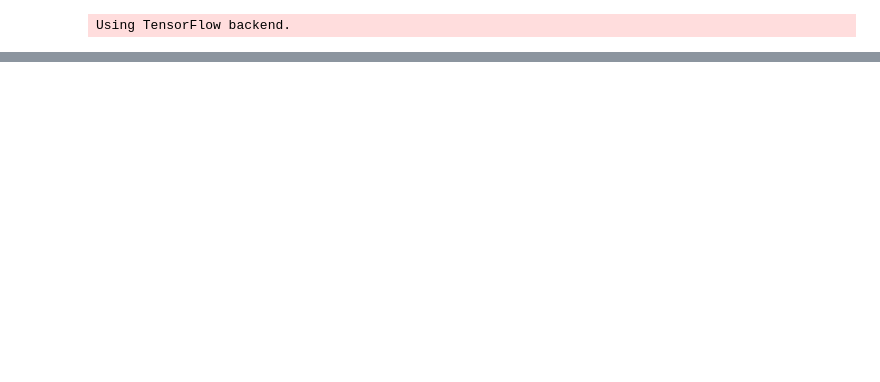
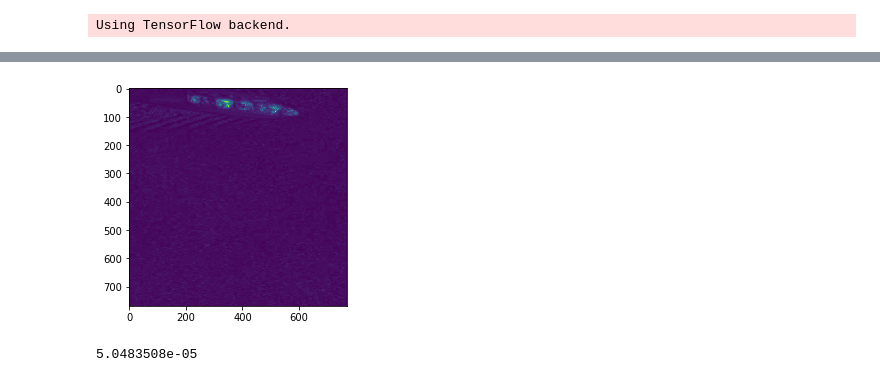
Before and after one commit to Deep-Learning-GAZ/Airbus-Ship-Detection-Challenge, a Jupyter notebook: SegNetModel.ipynb, the cells around one changed output, grey strips where cells are left out. Cells and saved outputs as stored; diff of their text form; code cells hidden in the pictures; blank space fills up the shorter version.

Commit message:
Iterative training

```diff
--- a/SegNetModel.ipynb
+++ b/SegNetModel.ipynb
@@ -5,7 +5,7 @@ from HyperparameterOptimization import findOptimalBatchSize
 Using TensorFlow backend.
 # %%
 model = SegNetModel('noname')
-bs = findOptimalBatchSize(model, 128, save_excel=False)
+bs = 4 # findOptimalBatchSize(model, 128, save_excel=False)
 print("Optimum", bs)
 # %% [output]
 Done building decoder..
@@ -27,6 +12,6 @@ Epoch 1/1
 Optimum 4
 # %%
 model = SegNetModel('noname')
-hst = model.train(bs, n_epoch=100000, reduced_size=1000)
+hst = model.train(bs, n_epoch=1000, reduced_size=4096)
 # %% [output]
 Done building decoder..
@@ -48,0 +37,3 @@ Epoch 50/100000
+# %%
+from getABSDData import getABSDDataMask
+training, dev, test = getABSDDataMask(batch_size=4, remove_nan=True) # , reduced_size=4096
@@ -48,0 +44,8 @@ Epoch 50/100000
+# %%
+i, m = dev[5]
+import matplotlib .pyplot as plt
+import numpy as np
+plt.imshow(i[3, :, :, :].astype(np.uint8))
+plt.show()
+plt.imshow(m[3, :].reshape((768, 768)))
+plt.show()
@@ -48,0 +55,10 @@ Epoch 50/100000
+# %%
+p = model.model.predict(i[3:4, :, :, :])
+plt.imshow(p.reshape((768, 768)))
+plt.show()
+# %% [output]
+[figure, added]
+# %%
+p.max()
+# %% [output]
+5.0483508e-05
```
Also changed, not shown: parts of 5 cells of this notebook, 4 other files.
